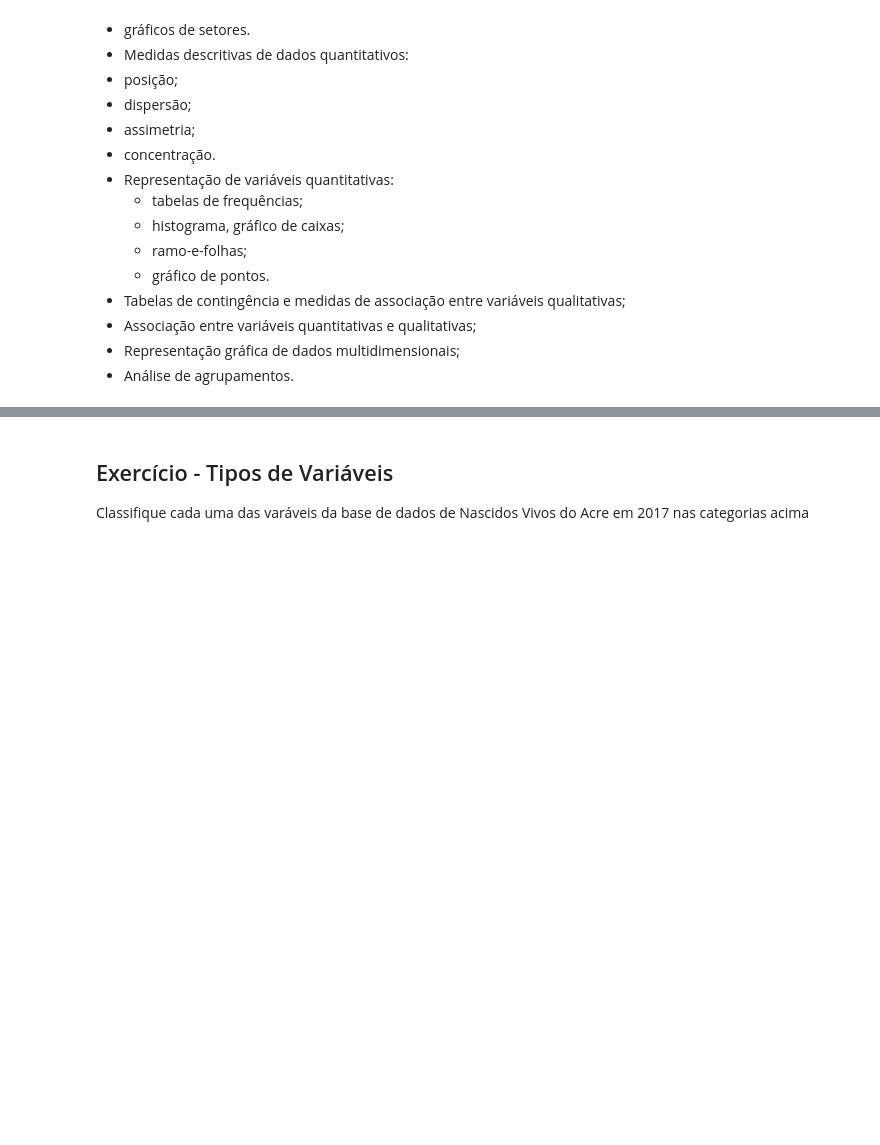
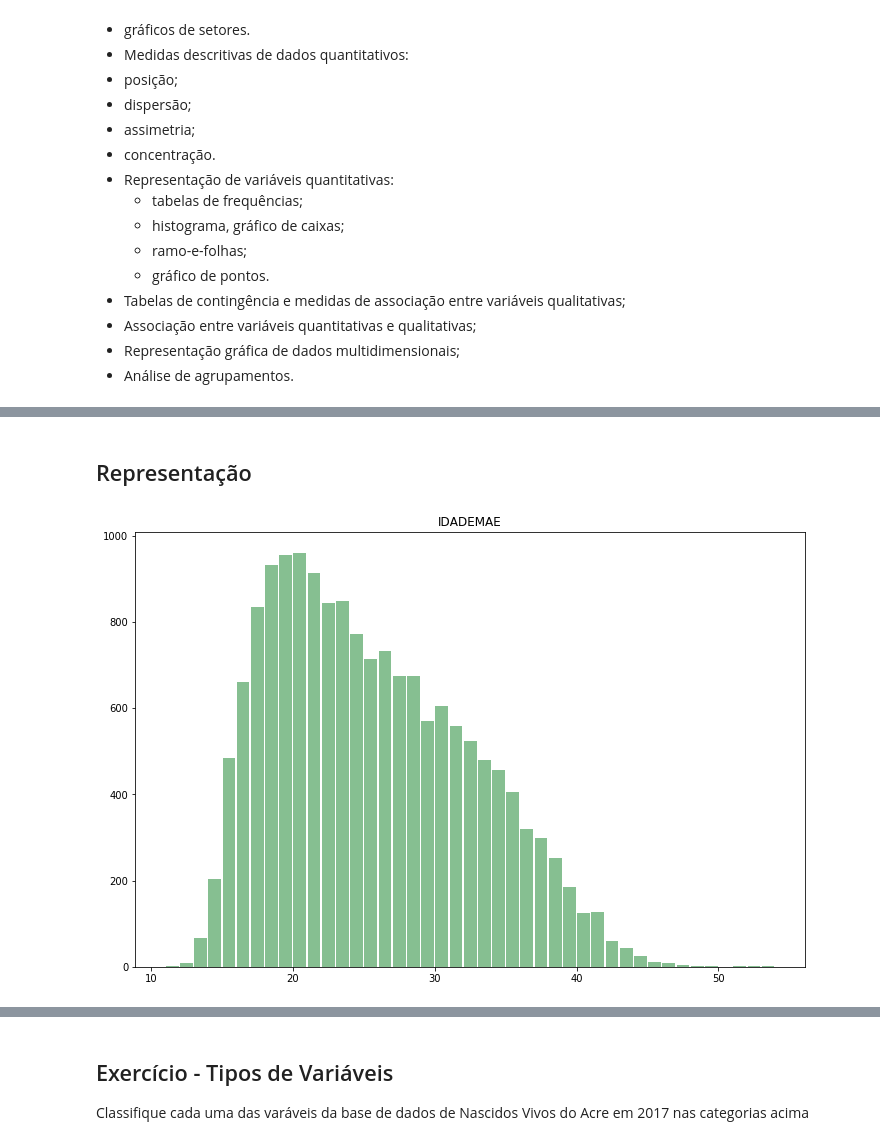
Before and after one commit to fesousa/analise-exploratoria-health-datascience, a Jupyter notebook: analise_explotatoria.ipynb, the cells around one changed output, grey strips where cells are left out. Drawn from its saved outputs; the diff is of its cells as text; code cells hidden in the pictures; blank space fills up the shorter version.

```diff
--- a/analise_explotatoria.ipynb
+++ b/analise_explotatoria.ipynb
@@ -1,9 +4,14 @@
 # %%
+#@title Código de suporte
 # preparação do ambiente
 from google.colab import drive
 drive.mount('/content/drive')
 
 import pandas as pd
+from pysus.utilities.readdbc import read_dbc
+import matplotlib.pyplot as plt
+from matplotlib.ticker import StrMethodFormatter
+
 pd.set_option('display.max_colwidth', -1)
 
 root_folder = 'drive/My Drive'
@@ -14,6 +22,9 @@ database_csv = '/csv'
 database_dbc = '/dbc'
 
 campos_sinasc = pd.read_excel(f'{root_folder}{project_folder}{metadata_folder}/campos_sinasc.xlsx')
+sinasc_ac2017 = read_dbc(f'{root_folder}{project_folder}{database_root}{database_dbc}/AC/DNAC2017.dbc', encoding='iso-8859-1')
+sinasc_ac2017['IDADEMAE'] = pd.to_numeric(sinasc_ac2017['IDADEMAE'])
+#sinasc_ac2017['IDADEMAE'] = sinasc_ac2017['IDADEMAE'].astype(int)
 # %% [output]
 Drive already mounted at /content/drive; to attempt to forcibly remount, call drive.mount("/content/drive", force_remount=True).
 # %% [markdown]
@@ -117,2 +158,10 @@ A análise exploratória de dados é uma forma de analisar um conjunto de dados
+# %% [markdown]
+## Representação
+# %%
+#@title Histograma de idade das mães de nascidos vivos em 2015 no Acre
+
+hist = sinasc_ac2017.hist(column='IDADEMAE', bins=len(sinasc_ac2017.IDADEMAE.unique()), grid=False, figsize=(12,8), color='#86bf91', zorder=2, rwidth=0.9)
+# %% [output]
+[figure, added]
 # %% [markdown]
 # Tipos de Variáveis e Organização de Bases de Dados
```
Also changed, not shown: parts of 15 cells of this notebook, 2 other files.
